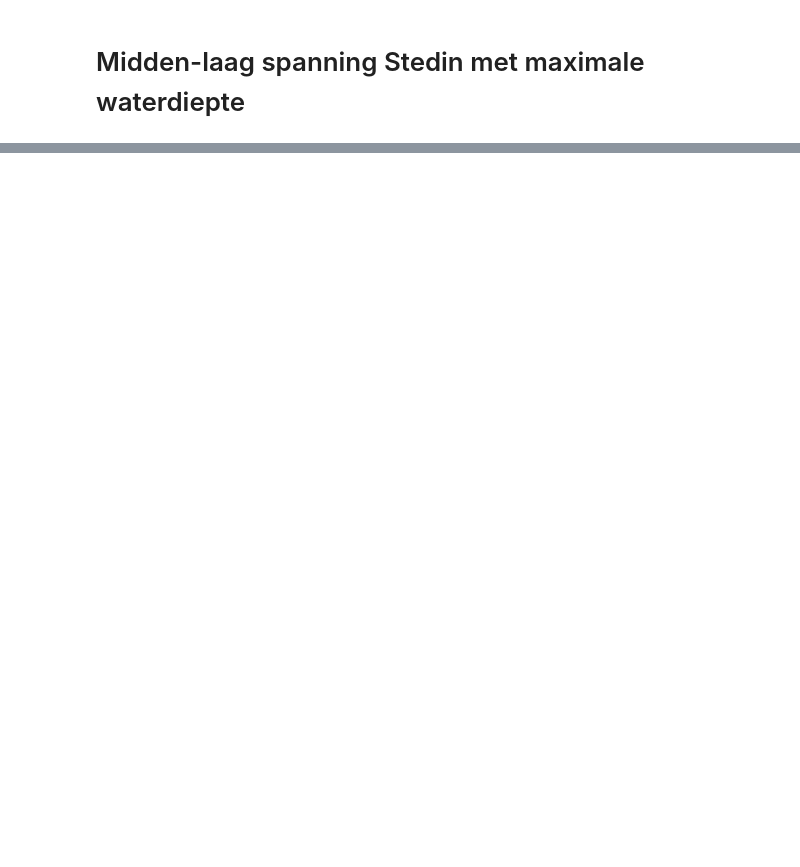
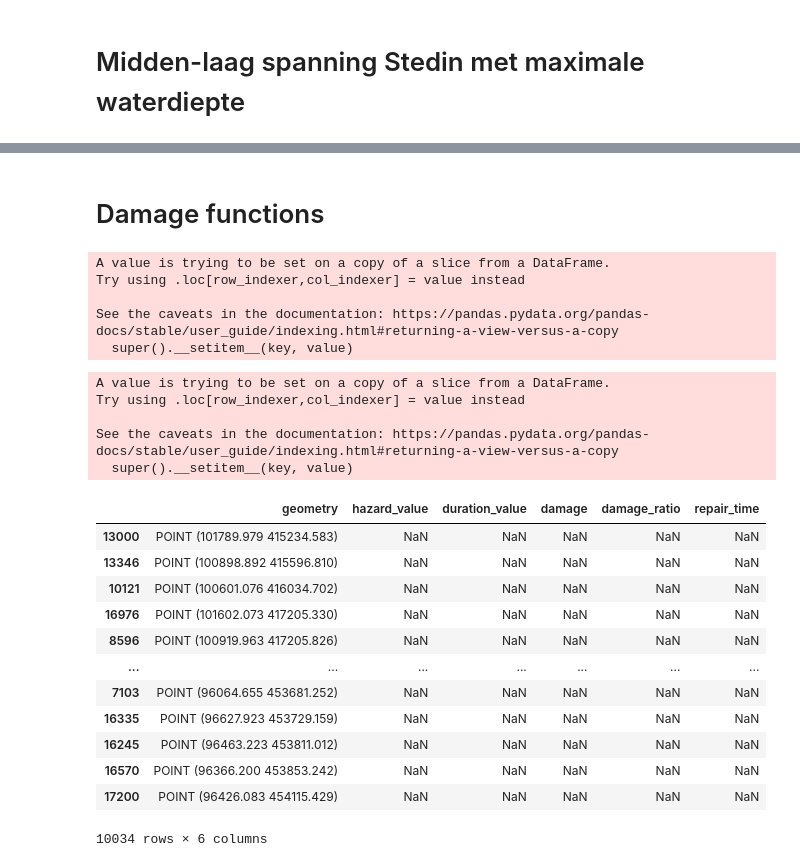
Before and after one commit to edPeregrina/powerpath, a Jupyter notebook: book/v_k_analysis/2. Analyse_elektriciteit_maxwd.ipynb, the cells around one changed output, grey strips where cells are left out. Saved outputs shown, nothing was run; the diff lists cells and outputs as text; code cells hidden in the pictures; blank space fills up the shorter version.

```diff
--- a/book/v_k_analysis/2. Analyse_elektriciteit_maxwd.ipynb
+++ b/book/v_k_analysis/2. Analyse_elektriciteit_maxwd.ipynb
@@ -196,0 +86,15 @@ result.to_file(network_path.joinpath("msls_voronoi_hazard.gpkg"), driver='GeoJSO
+# %%
+import rasterio
+import matplotlib.pyplot as plt
+
+hazard_map = hazard_path.joinpath("RMM_merge_max_waterdepth.tif")
+# Open the TIF file using rasterio
+with rasterio.open(hazard_map) as src:
+    # Read the TIF file as a numpy array
+    tif_array = src.read(1)  # Change the band index (1) if necessary
+
+
+hazard_map_duration = hazard_path.joinpath("RMM_merge_duurkaart_uur.tif")
+with rasterio.open(hazard_map_duration) as src:
+    # Read the TIF file as a numpy array
+    tif_array = src.read(1)  # Change the band index (1) if necessary
@@ -196,0 +158,47 @@ result.to_file(network_path.joinpath("msls_voronoi_hazard.gpkg"), driver='GeoJSO
+# %% [markdown]
+# Damage functions
+# %%
+def default_damage_ratio_function(hazard_values, coefficients=(0.0468, 0.0077)):
+    """Calculate damage ratio from hazard values using linear function"""
+    m, n = coefficients
+    return m * hazard_values + n
+
+points_clipped['damage_ratio'] = default_damage_ratio_function(points_clipped['hazard_value'])
+# %% [output]
+A value is trying to be set on a copy of a slice from a DataFrame.
+Try using .loc[row_indexer,col_indexer] = value instead
+
+See the caveats in the documentation: https://pandas.pydata.org/pandas-docs/stable/user_guide/indexing.html#returning-a-view-versus-a-copy
+  super().__setitem__(key, value)
+# %%
+points_clipped['damage'] = points_clipped['damage_ratio'] * 142500 #construction costs
+# %%
+def default_repair_time_function(damage_ratios,coefficients=(702.72, 3.14, 1.9891)):
+    """Calculate repair time from damage ratios using polynomial function"""
+    a, b, c = coefficients
+    return a * (damage_ratios ** 2) + b * damage_ratios + c
+
+
+points_clipped['repair_time'] = default_repair_time_function(points_clipped['damage_ratio'])
+# %% [output]
+A value is trying to be set on a copy of a slice from a DataFrame.
+Try using .loc[row_indexer,col_indexer] = value instead
+
+See the caveats in the documentation: https://pandas.pydata.org/pandas-docs/stable/user_guide/indexing.html#returning-a-view-versus-a-copy
+  super().__setitem__(key, value)
+# %%
+points_clipped
+# %% [output]
+|  | geometry | hazard_value | duration_value | damage | damage_ratio | repair_time |
+| 13000 | POINT (101789.979 415234.583) | NaN | NaN | NaN | NaN | NaN |
+| 13346 | POINT (100898.892 415596.810) | NaN | NaN | NaN | NaN | NaN |
+| 10121 | POINT (100601.076 416034.702) | NaN | NaN | NaN | NaN | NaN |
+| 16976 | POINT (101602.073 417205.330) | NaN | NaN | NaN | NaN | NaN |
+| 8596 | POINT (100919.963 417205.826) | NaN | NaN | NaN | NaN | NaN |
+| ... | ... | ... | ... | ... | ... | ... |
+| 7103 | POINT (96064.655 453681.252) | NaN | NaN | NaN | NaN | NaN |
+| 16335 | POINT (96627.923 453729.159) | NaN | NaN | NaN | NaN | NaN |
+| 16245 | POINT (96463.223 453811.012) | NaN | NaN | NaN | NaN | NaN |
+| 16570 | POINT (96366.200 453853.242) | NaN | NaN | NaN | NaN | NaN |
+| 17200 | POINT (96426.083 454115.429) | NaN | NaN | NaN | NaN | NaN |
+10034 rows × 6 columns
```
Also changed, not shown: parts of 34 cells of this notebook, 2 other files.
